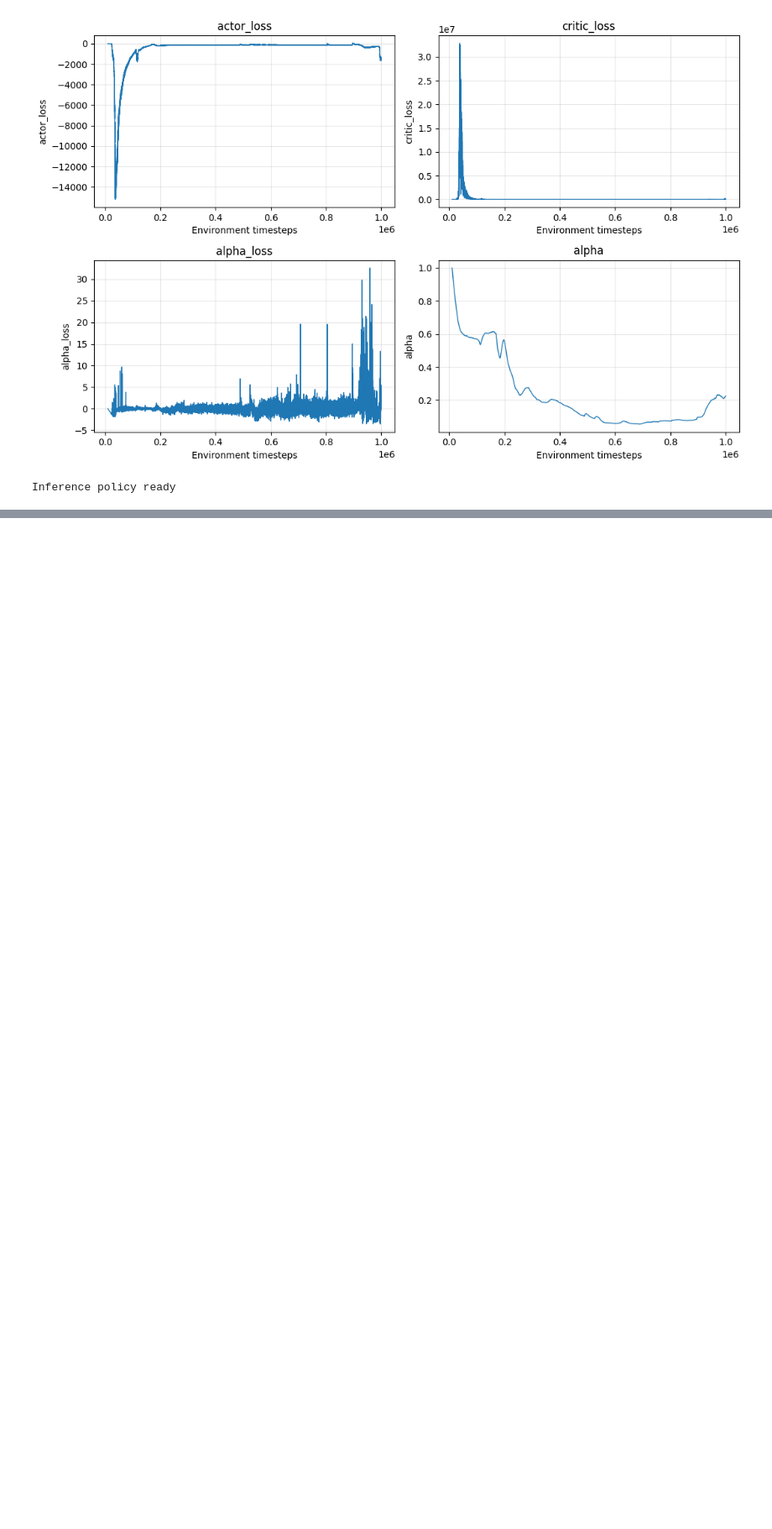
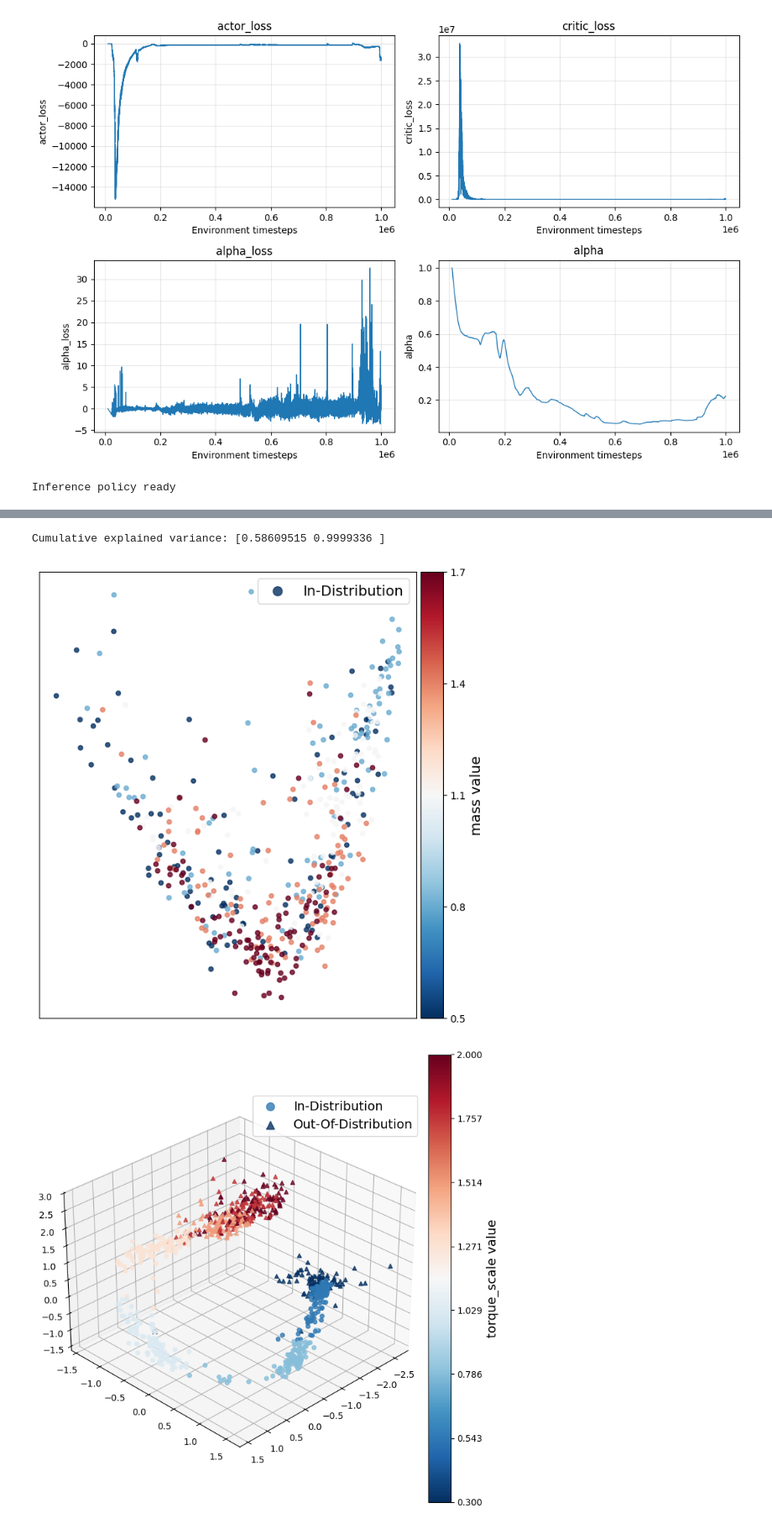
Before and after one commit to gcsarker/Latent-Dynamics-Geometries, a Jupyter notebook: simplified/ldr_code.ipynb, the cells around one changed output, grey strips where cells are left out. Shown at 84% size. Drawn from its saved outputs; the diff is of its cells as text; code cells hidden in the pictures; blank space fills up the shorter version.

```diff
--- a/simplified/ldr_code.ipynb
+++ b/simplified/ldr_code.ipynb
@@ -1402,35 +1437,31 @@ env = gym.make(
 )
 
 obs, info = env.reset(seed=42)
-frames = []
-total_reward = 0.0
+history = HistoryQueue(1, inference_agent.config.n_past,
+                       inference_agent.obs_dim, inference_agent.action_dim)
+history.reset_done(np.ones(1, dtype=bool), obs[None])     # pad with initial obs
 
+frames, total_reward = [], 0.0
 fps = round(1.0 / env.unwrapped.dt)
 
 for step in range(1000):
+    action = inference_agent.predict(obs[None], history=history.get(),
+                                     deterministic=True)[0]          # env-scale action
 
-    # Use the trained policy from your notebook
-    action = inference_agent.predict(
-        obs[None, :],
-        deterministic=True
-    )[0]
+    next_obs, reward, terminated, truncated, info = env.step(action)
 
-    obs, reward, terminated, truncated, info = (
-        env.step(action)
-    )
+    # store (obs, normalized action), newest first
+    history.append(obs[None], inference_agent._reverseEnvAction(action)[None])
 
-    frame = env.render()
-    frames.append(frame)
-
+    frames.append(env.render())
     total_reward += reward
-
+    obs = next_obs
     if terminated or truncated:
         break
 
 env.close()
+video_path = VIDEO_DIR / "hopper_ldr.mp4"
 
-# Save MP4
-video_path = VIDEO_DIR / "hopper_sac.mp4"
 
 imageio.mimsave(
     str(video_path),
@@ -1476,14 +1507,16 @@ class EmbeddingVisualizer:
         self.agent.encoder.eval()
         self.agent.actor.eval()
 
-        history = np.zeros((1, self.n_past, self.obs_dim + self.action_dim), dtype=np.float32)
+        history = HistoryQueue(1, self.n_past, self.obs_dim, self.action_dim)
         latents = []
 
         obs, _ = self.env.reset(seed=seed)
+        history.reset_done(np.ones(1, dtype=bool), obs[None])   # pad with initial obs, as in training
+
         done = False
         while not done:
             with torch.no_grad():
-                history_t = torch.as_tensor(history, device=self.device)
+                history_t = torch.as_tensor(history.get(), device=self.device)
                 obs_t = torch.as_tensor(obs, dtype=torch.float32, device=self.device).reshape(1, -1)
                 z = self.agent.encoder(history_t).loc                     # mean, no sampling
                 action = self.agent.actor.predict(torch.cat([obs_t, z], dim=-1), deterministic=True)
@@ -1493,10 +1526,8 @@ class EmbeddingVisualizer:
             env_action = self.agent._toEnvAction(action) * self.torque_scale
             next_obs, _, terminated, truncated, _ = self.env.step(env_action)
 
-            # shift history; newest (obs, normalized action) pair goes to slot 0
-            history[:, 1:] = history[:, :-1].copy()
-            history[0, 0, :self.obs_dim] = obs
-            history[0, 0, self.obs_dim:] = action
+            # newest (obs, normalized action) pair goes to slot 0
+            history.append(obs[None], action[None])
 
             obs = next_obs
             done = terminated or truncated
@@ -1630,28 +1661,29 @@ class EmbeddingVisualizer:
     def close(self):
         self.env.close()
 # %%
-agent.load("hopper_ldr_results/hopper_ldr_best.pt")
-
-
-viz = EmbeddingVisualizer(agent)
+viz = EmbeddingVisualizer(inference_agent)
 
 fig, ax = viz.plot_physics_scan(
     param_name="mass",
     scan_values=np.linspace(0.5, 2.0, 5, endpoint=False).tolist(),
     train_range=(0.5, 2.0),
     projection_method="tsne",
 )
 # fig.savefig("latent_mass_scan.png", dpi=150, bbox_inches="tight")
 
 fig, ax = viz.plot_physics_scan(
     param_name="torque_scale",
     scan_values=np.linspace(0.3, 2.0, 8).tolist(),
     train_range=(0.5, 1.5),
     projection_method="3d",
 )
 # fig.savefig("latent_torque_scan.png", dpi=150, bbox_inches="tight")
 
 fig, ax = viz.plot_separation(num_trajs=10, projection_method="pca")
 # fig.savefig("latent_separation.png", dpi=150, bbox_inches="tight")
 
 viz.close()
+# %% [output]
+Cumulative explained variance: [0.58609515 0.9999336 ]
+[figure, added]
+[figure, added]
```
Also changed, not shown: parts of 10 cells of this notebook, 9 other files.
